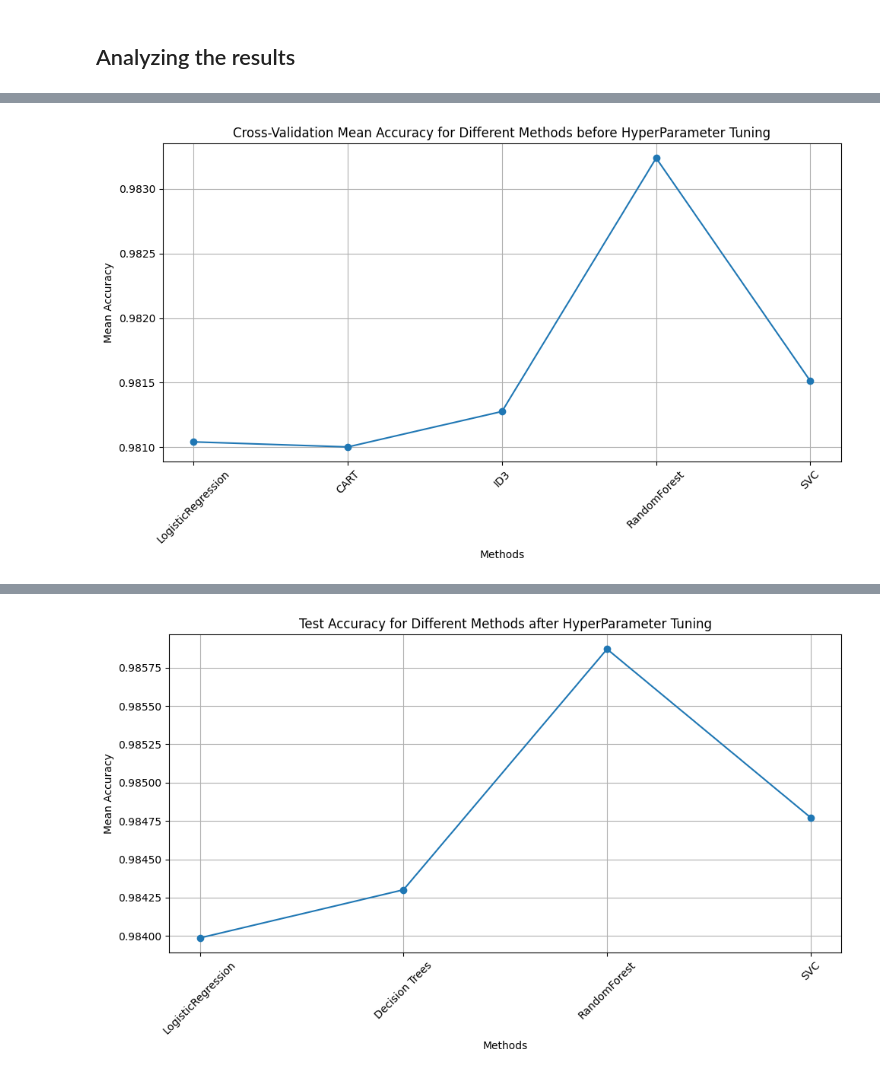
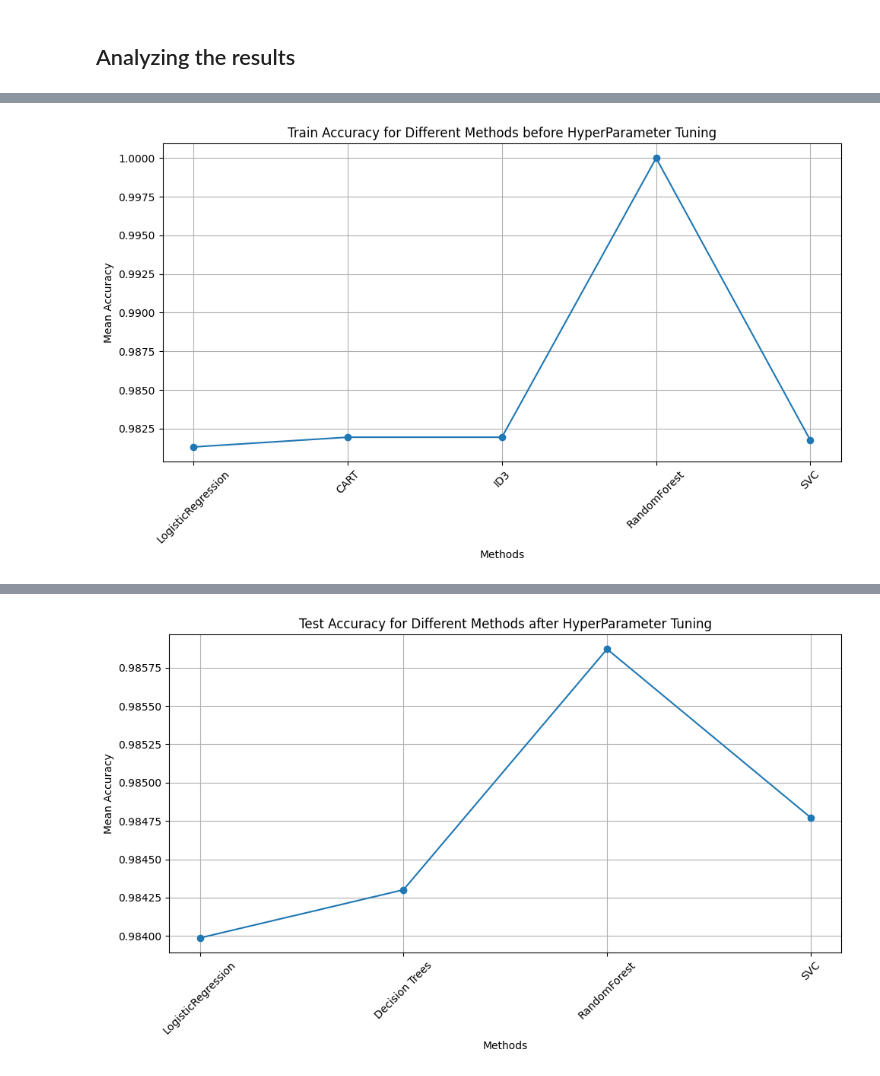
Before and after one commit to Nishtha077/Accelerometer-Gyrometer-Activity-Classification, a Jupyter notebook: accelerometer_gyro_mobile_phone.ipynb, the cells around one changed output, grey strips where cells are left out. Cells and saved outputs as stored; diff of their text form; code cells hidden in the pictures.

Commit message:
added more performance metrics

```diff
--- a/accelerometer_gyro_mobile_phone.ipynb
+++ b/accelerometer_gyro_mobile_phone.ipynb
@@ -543,15 +613,16 @@ Test set accuracy: 0.9858712715855573
 # %% [markdown]
 ## Analyzing the results
 # %%
-methods = ['LogisticRegression', 'CART', 'ID3', 'RandomForest', 'SVC']
-train_accuracy = [train_lr, train_cart, train_id3, train_rf, train_svc]
+def plot(x_axis, title):
+    methods = ['LogisticRegression', 'CART', 'ID3', 'RandomForest', 'SVC']
+    metric = x_axis
 
-plt.figure(figsize=(10, 6))
-plt.plot(methods, train_accuracy, marker='o', linestyle='-')
-plt.title('Train Accuracy for Different Methods before HyperParameter Tuning')
-plt.xlabel('Methods')
-plt.ylabel('Mean Accuracy')
-plt.grid(True)
-plt.xticks(rotation=45)
-plt.tight_layout()
-plt.show()
+    plt.figure(figsize=(10, 6))
+    plt.plot(methods, metric, marker='o', linestyle='-')
+    plt.title(title)
+    plt.xlabel('Methods')
+    plt.ylabel('Mean Accuracy')
+    plt.grid(True)
+    plt.xticks(rotation=45)
+    plt.tight_layout()
+    plt.show()
@@ -575,15 +629,4 @@ plt.show()
-# %%
-methods = ['LogisticRegression', 'CART', 'ID3', 'RandomForest', 'SVC']
-cv_mean_accuracy = [cv_mean_accuracy_lr, cv_mean_accuracy_cart, cv_mean_accuracy_id3, cv_mean_accuracy_rf, cv_mean_accuracy_svc]
-
-plt.figure(figsize=(10, 6))
-plt.plot(methods, cv_mean_accuracy, marker='o', linestyle='-')
-plt.title('Cross-Validation Mean Accuracy for Different Methods before HyperParameter Tuning')
-plt.xlabel('Methods')
-plt.ylabel('Mean Accuracy')
-plt.grid(True)
-plt.xticks(rotation=45)
-plt.tight_layout()
-plt.show()
-# %% [output]
-[figure, removed]
+# %%
+plot([train_lr, train_cart, train_id3, train_rf, train_svc], 'Train Accuracy for Different Methods before HyperParameter Tuning')
+# %% [output]
+[figure, added]
```
Also changed, not shown: parts of 36 cells of this notebook.
